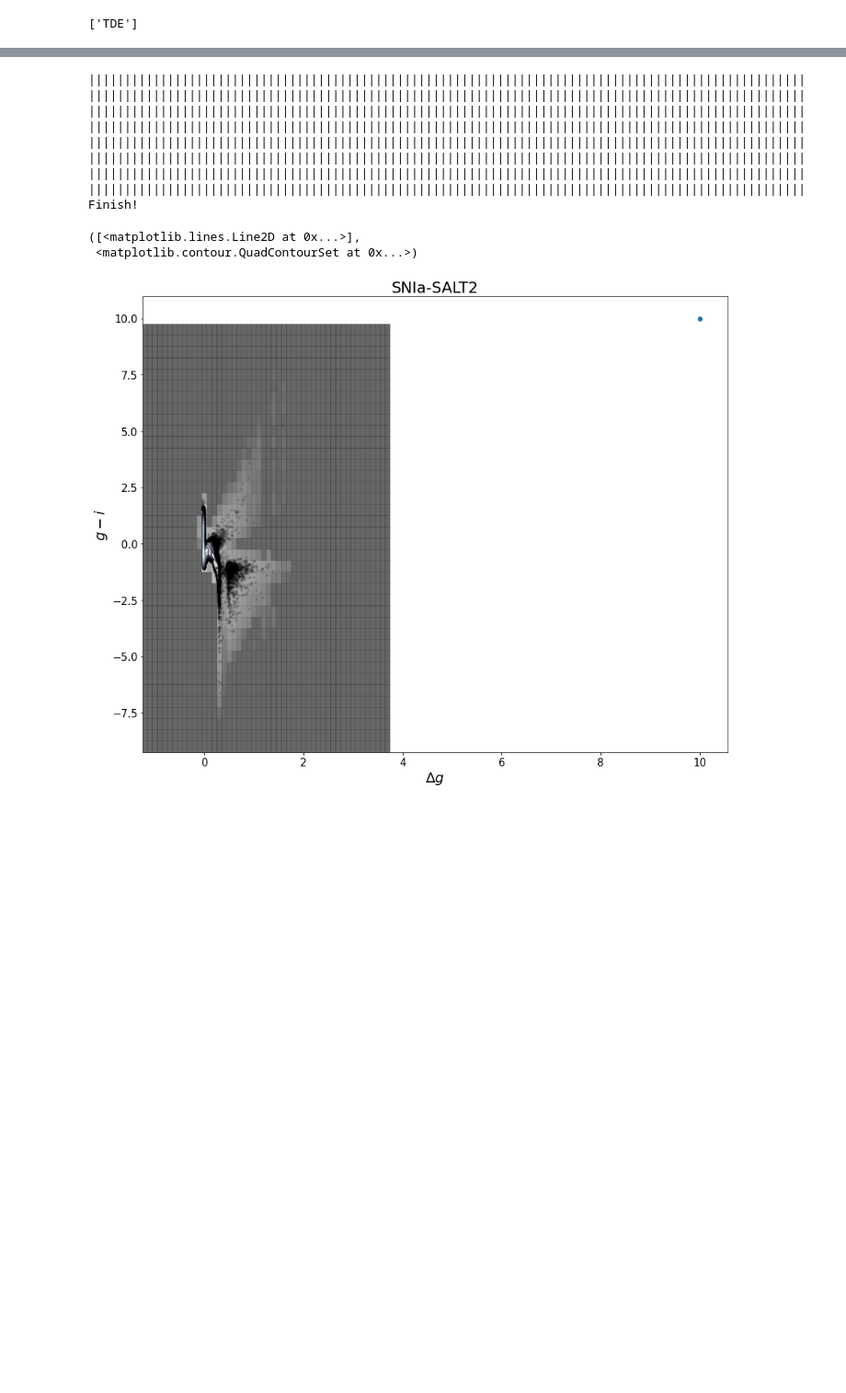
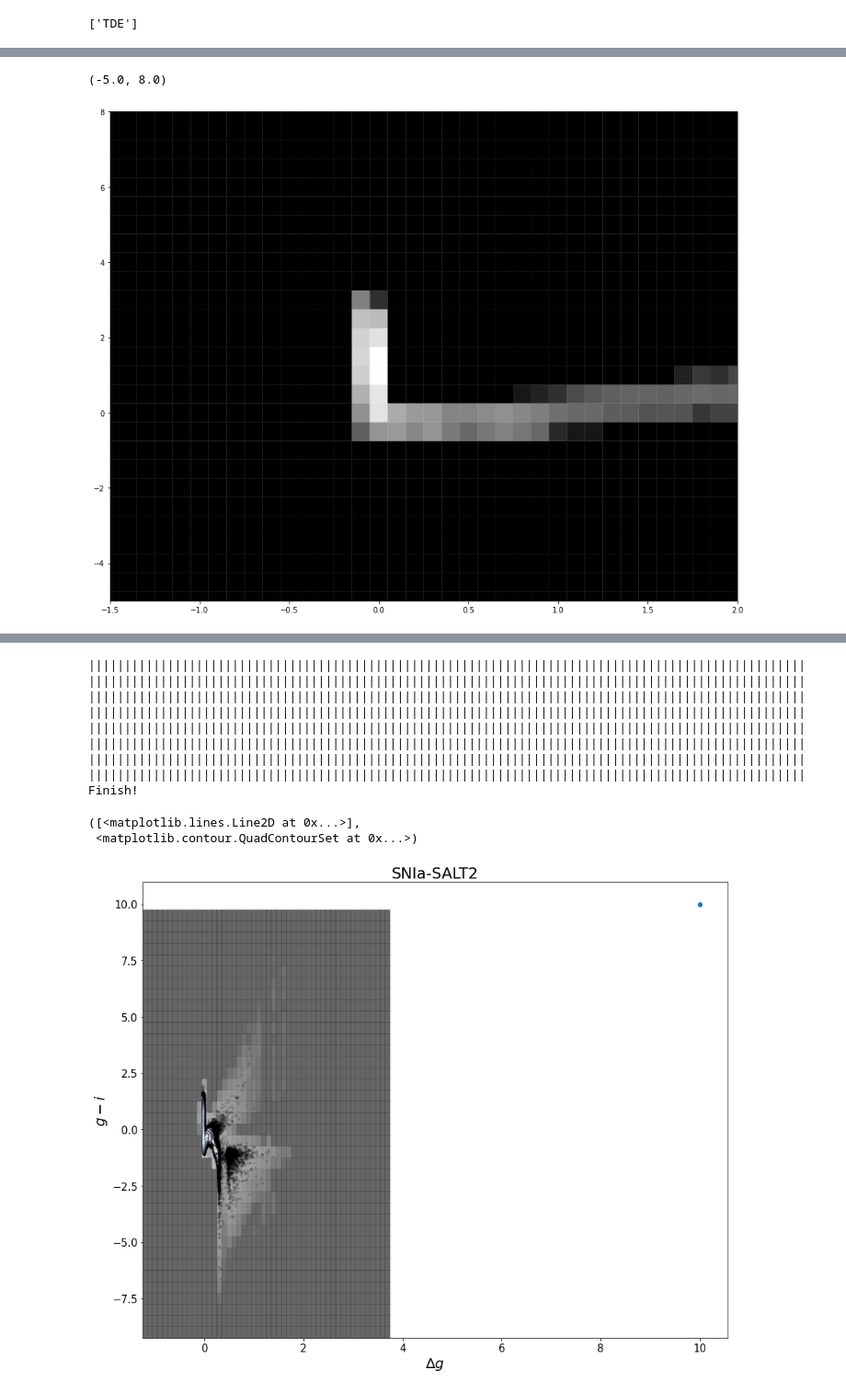
Before and after one commit to lmptc/Presto-Color, a Jupyter notebook: ProbabilityCubeResults.ipynb, the cells around one changed output, grey strips where cells are left out. Shown: that part at 92% size. Saved outputs shown, nothing was run; the diff lists cells and outputs as text; code cells hidden in the pictures; blank space fills up the shorter version.

```diff
--- a/ProbabilityCubeResults.ipynb
+++ b/ProbabilityCubeResults.ipynb
@@ -55,0 +127,4 @@ def Enquiry(HashTable, InfoDict, Band1, Band2, dT1, dT2, dMag=None, Color=None):
+# %%
+with open('/global/cscratch1/sd/lianming/Results/Tati/ProbCube_0110_2240__SNII-NMF.pkl', 'rb') as f:
+    InfoDict1 = pickle.load(f)
+    HashTable1 = pickle.load(f)
@@ -55,0 +144,13 @@ def Enquiry(HashTable, InfoDict, Band1, Band2, dT1, dT2, dMag=None, Color=None):
+# %%
+#If dMag and Color are not given, a 2-D array will be returned.
+fig, ax = plt.subplots(1, 1, figsize=(15, 12))
+
+Map = Enquiry(HashTable1, InfoDict1, 'g', 'i', 480, 1440)
+plt.pcolor(InfoDict['BinMag'], InfoDict['BinColor'], np.transpose(Map)+1, edgecolors='face',
+           norm=LogNorm(1, vmax=Map.max()+1), cmap='gist_gray')
+plt.xlim([-1.5, 2])
+plt.ylim([-5, 8])
+# plt.axis('equal')
+# %% [output]
+(-5.0, 8.0)
+[figure, added]
```
Also changed, not shown: parts of 67 cells of this notebook, 7 other files.
